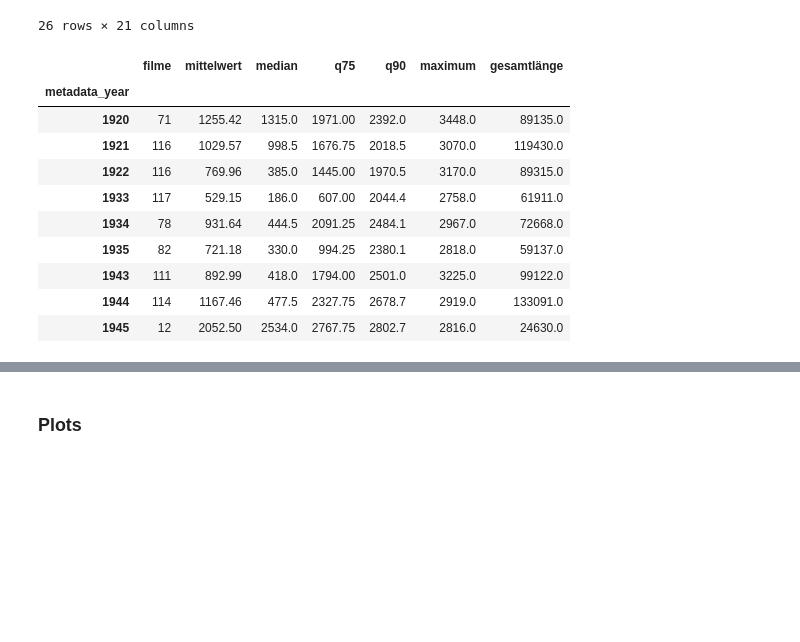
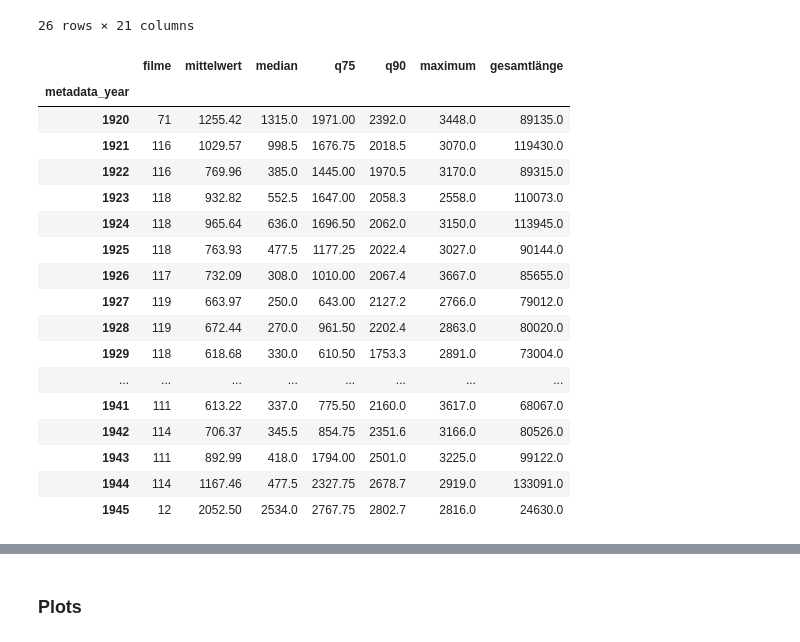
Before and after one commit to codemitdjango/german-film-censorship, a Jupyter notebook: src/analysis/content_analysis.ipynb, the cells around one changed output, grey strips where cells are left out. Drawn from its saved outputs; the diff is of its cells as text; code cells hidden in the pictures; blank space fills up the shorter version.

```diff
--- a/src/analysis/content_analysis.ipynb
+++ b/src/analysis/content_analysis.ipynb
@@ -615,7 +397,8 @@ length_detail_columns = [
 ]
 
 length_detail = (
-    df.loc[df["metadata_year"].isin([1920, 1921, 1922, 1933, 1934, 1935, 1943, 1944, 1945]), length_detail_columns]
+    # df.loc[df["metadata_year"].isin([1920, 1921, 1922, 1933, 1934, 1935, 1943, 1944, 1945]), length_detail_columns]
+    df.loc[df["metadata_year"].isin([1920, 1921, 1922, 1923, 1924, 1925, 1926, 1927, 1928, 1929, 1930, 1931, 1932, 1933, 1934, 1935, 1936, 1937, 1938, 1939, 1940, 1941, 1942, 1943, 1944, 1945]), length_detail_columns]
     .merge(
         df_filmlength[["_file_name", "length_after_cut_for_analysis", "cut_status"]],
         on="_file_name",
@@ -646,36 +429,64 @@ peak_comparison = (
 )
 
 display(peak_comparison.round(2))
 
 films_1934 = (
     length_detail[length_detail["metadata_year"].eq(1934)]
     .sort_values("total_original_length_parsed", ascending=False)
 )
 
 display(
     films_1934[
         [
             "metadata_Titel",
             "movie_title",
             "total_original_length_parsed",
             "length_after_cut_for_analysis",
             "share_of_year_total",
             "metadata_Land",
             "metadata_Filmart",
             "metadata_Entscheidung",
             "_file_name",
         ]
     ].head(20).round(2)
 )
+
+films_1945 = (
+    length_detail[length_detail["metadata_year"].eq(1945)]
+    .sort_values("total_original_length_parsed", ascending=False)
+)
+
+display(
+    films_1945[
+        [
+            "metadata_Titel",
+            "movie_title",
+            "total_original_length_parsed",
+            "length_after_cut_for_analysis",
+            "share_of_year_total",
+            "metadata_Land",
+            "metadata_Filmart",
+            "metadata_Entscheidung",
+            "_file_name",
+        ]
+    ].head(20).round(2)
+)
 # %% [output]
 |  | filme | mittelwert | median | q75 | q90 | maximum | gesamtlänge |
 | metadata_year |  |  |  |  |  |  |  |
 | 1920 | 71 | 1255.42 | 1315.0 | 1971.00 | 2392.0 | 3448.0 | 89135.0 |
 | 1921 | 116 | 1029.57 | 998.5 | 1676.75 | 2018.5 | 3070.0 | 119430.0 |
 | 1922 | 116 | 769.96 | 385.0 | 1445.00 | 1970.5 | 3170.0 | 89315.0 |
-| 1933 | 117 | 529.15 | 186.0 | 607.00 | 2044.4 | 2758.0 | 61911.0 |
-| 1934 | 78 | 931.64 | 444.5 | 2091.25 | 2484.1 | 2967.0 | 72668.0 |
-| 1935 | 82 | 721.18 | 330.0 | 994.25 | 2380.1 | 2818.0 | 59137.0 |
+| 1923 | 118 | 932.82 | 552.5 | 1647.00 | 2058.3 | 2558.0 | 110073.0 |
+| 1924 | 118 | 965.64 | 636.0 | 1696.50 | 2062.0 | 3150.0 | 113945.0 |
+| 1925 | 118 | 763.93 | 477.5 | 1177.25 | 2022.4 | 3027.0 | 90144.0 |
+| 1926 | 117 | 732.09 | 308.0 | 1010.00 | 2067.4 | 3667.0 | 85655.0 |
+| 1927 | 119 | 663.97 | 250.0 | 643.00 | 2127.2 | 2766.0 | 79012.0 |
+| 1928 | 119 | 672.44 | 270.0 | 961.50 | 2202.4 | 2863.0 | 80020.0 |
+| 1929 | 118 | 618.68 | 330.0 | 610.50 | 1753.3 | 2891.0 | 73004.0 |
+| ... | ... | ... | ... | ... | ... | ... | ... |
+| 1941 | 111 | 613.22 | 337.0 | 775.50 | 2160.0 | 3617.0 | 68067.0 |
+| 1942 | 114 | 706.37 | 345.5 | 854.75 | 2351.6 | 3166.0 | 80526.0 |
 | 1943 | 111 | 892.99 | 418.0 | 1794.00 | 2501.0 | 3225.0 | 99122.0 |
 | 1944 | 114 | 1167.46 | 477.5 | 2327.75 | 2678.7 | 2919.0 | 133091.0 |
 | 1945 | 12 | 2052.50 | 2534.0 | 2767.75 | 2802.7 | 2816.0 | 24630.0 |
```
Also changed, not shown: parts of 13 cells of this notebook, 2 other files.
